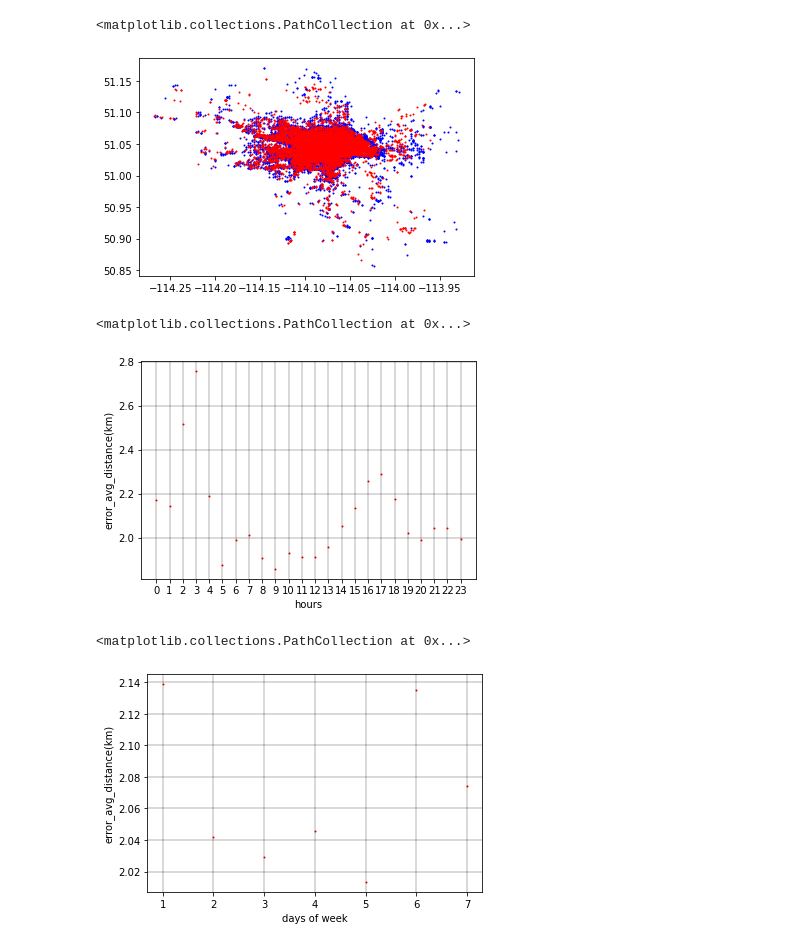
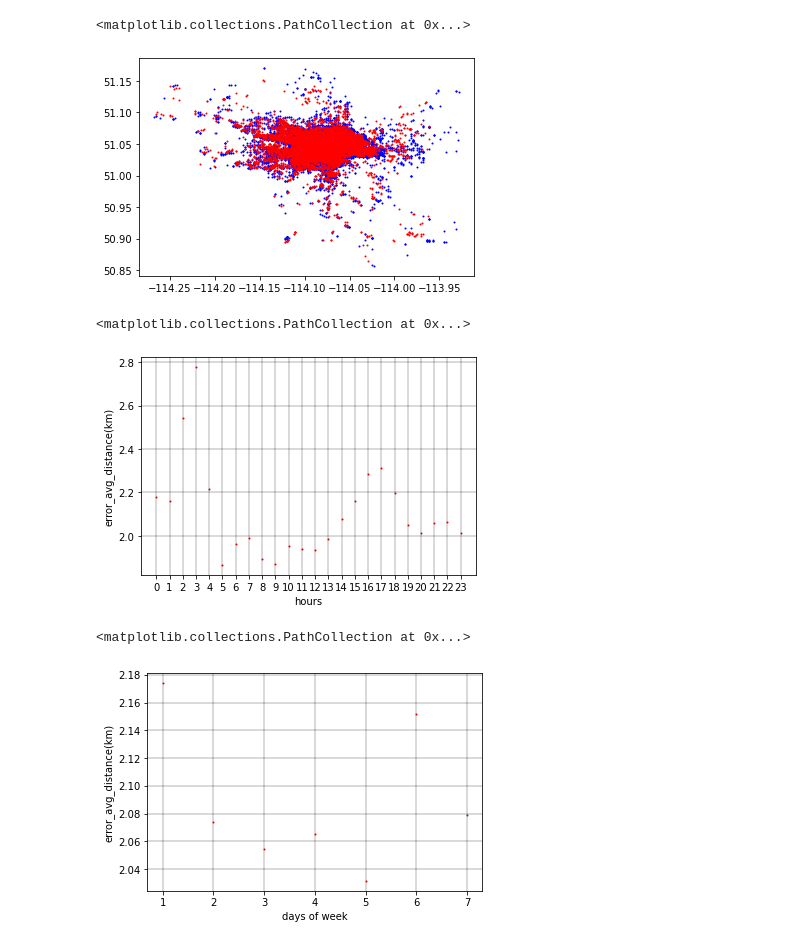
Before and after one commit to wwebeam6508/Development-of-Predictive-Model-for-Trip-Destination-of-Dockless-Shared-Scooters, a Jupyter notebook: Model.ipynb, the cells around one changed output. Cells and saved outputs as stored; diff of their text form; code cells hidden in the pictures.

```diff
--- a/Model.ipynb
+++ b/Model.ipynb
@@ -20,17 +20,17 @@ sc = MinMaxScaler(feature_range=(0,1))
 X_data_n = sc.fit_transform(X_data)
 Y_data_n = sc.fit_transform(Y_data)
 
-x_train, x_test, y_train, y_test = train_test_split(X_data_n, Y_data_n, test_size=0.3, random_state=30, shuffle = False)
+x_train, x_test, y_train, y_test = train_test_split(X_data_n, Y_data_n, test_size=0.3, random_state=30)
 # %%
 from tensorflow.keras import layers, Model
 from tensorflow.python.keras.layers.core import Dense, Activation, Dropout
 from tensorflow.python.keras.layers.recurrent import LSTM
 inputA = layers.Input(shape=(4,))
-inputB = layers.Input(shape=(62,))
+inputB = layers.Input(shape=(58,))
 
-x = Dense(32, activation="softmax")(inputA)
+x = Dense(10, activation="softmax")(inputA)
 x = Model(inputs=inputA, outputs=x)
-y = Dense(24, activation="relu")(inputB)
+y = Dense(40, activation="relu")(inputB)
 y = Model(inputs=inputB, outputs=y)
 
 combined = layers.concatenate([x.output, y.output])
@@ -64,7 +80,7 @@ def error_avg_km(y_true, y_pred):
 model.compile(loss="mean_absolute_error", optimizer="adam", metrics=[error_avg_km])
 
 callback = EarlyStopping(monitor='loss', patience=3, mode="auto")
-model.fit([x_train[:,0:4],x_train], y_train, epochs=1000, validation_data=([x_test[:,0:4],x_test], y_test), callbacks=[callback])
+model.fit([x_train[:,0:4],x_train[:,4:62]], y_train, epochs=1000, validation_data=([x_test[:,0:4],x_test[:,4:62]], y_test), callbacks=[callback])
 # %% [output]
 Train on 321634 samples, validate on 137844 samples
 Epoch 1/1000
@@ -87,17 +103,17 @@ Epoch 19/1000
 # %%
 import matplotlib.pyplot as plt
 
 sc.fit_transform(Y_data)
-result_Y = model.predict([x_test[:,0:4],x_test])
+result_Y = model.predict([x_test[:,0:4],x_test[:,4:62]])
 
 
 result_Y_plot = sc.inverse_transform(result_Y)
 y_test_plot = sc.inverse_transform(y_test)
 plt.scatter((y_test_plot[:,0]),(y_test_plot[:,1]), color='b', s= 1)
 plt.scatter((result_Y_plot[:,0]), (result_Y_plot[:,1]), color='r', s= 1)
 # %% [output]
 <matplotlib.collections.PathCollection at 0x...>
-[figure, old version]
+[figure, new version]
 # %%
 mae_rate_hour = []
 
@@ -121,7 +137,7 @@ plt.grid(color='black', linestyle='-', linewidth=0.3)
 plt.scatter(mae_rate_hour[:,1], mae_rate_hour[:,0], color='r', s= 1)
 # %% [output]
 <matplotlib.collections.PathCollection at 0x...>
-[figure, old version]
+[figure, new version]
 # %%
 mae_rate_day_of_week = []
 
@@ -145,4 +161,4 @@ plt.grid(color='black', linestyle='-', linewidth=0.3)
 plt.scatter(mae_rate_day_of_week[:,1], mae_rate_day_of_week[:,0], color='r', s= 1)
 # %% [output]
 <matplotlib.collections.PathCollection at 0x...>
-[figure, old version]
+[figure, new version]
```
Also changed, not shown: parts of 3 cells of this notebook.
